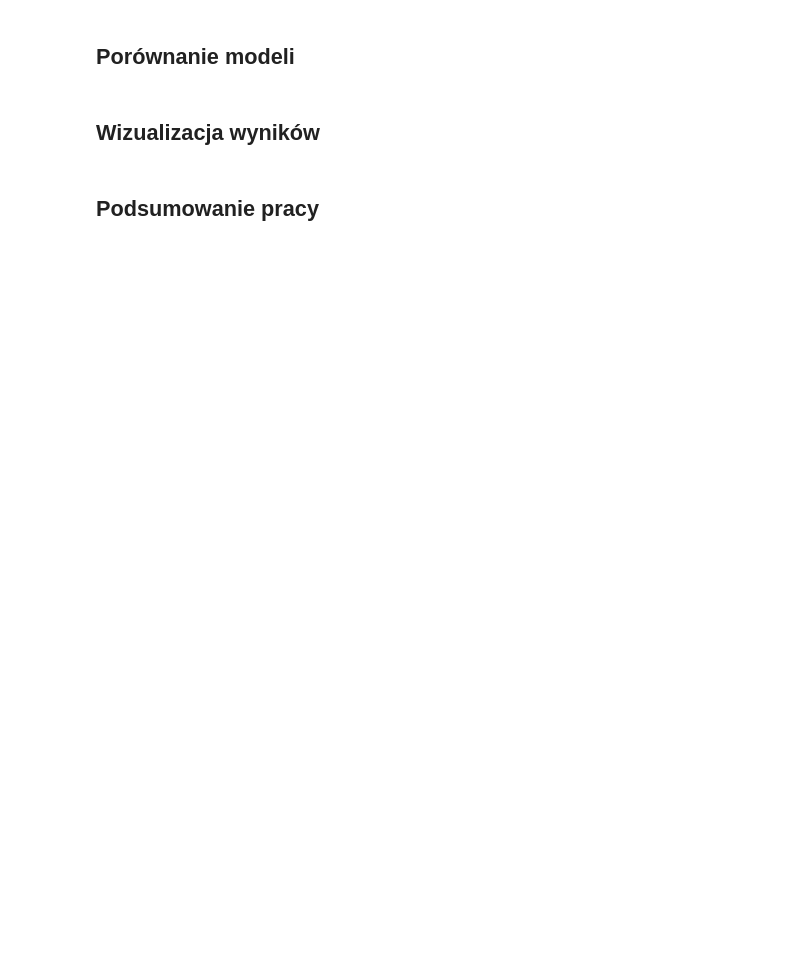
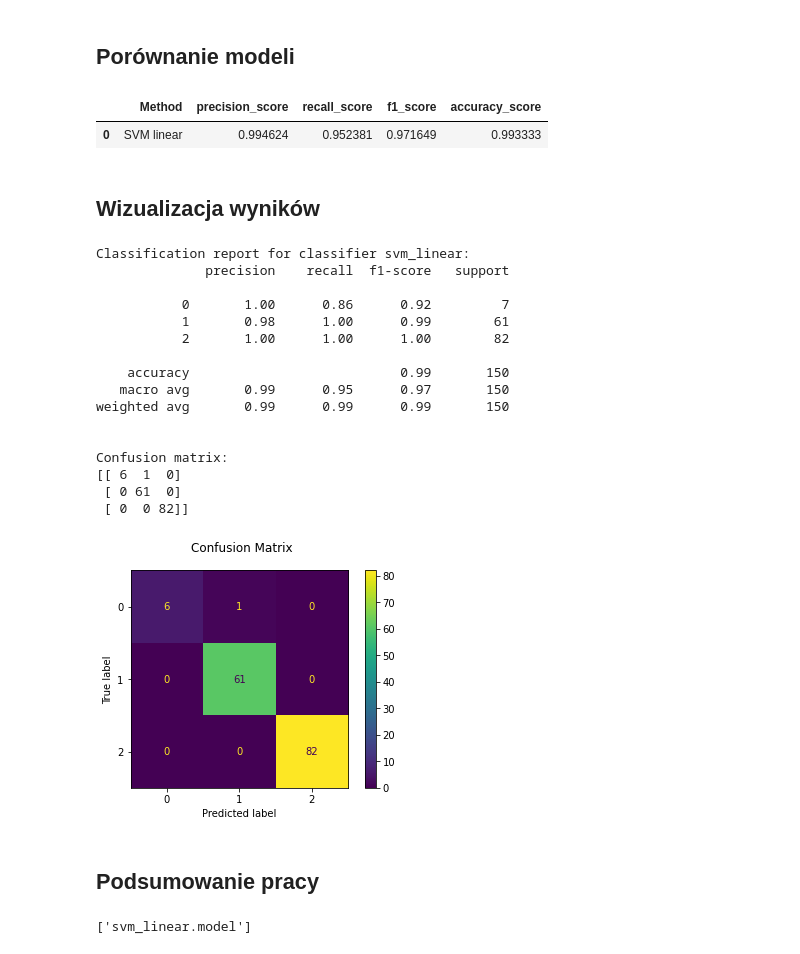
Before and after one commit to hjaremko/psi-projekt, a Jupyter notebook: projekt.ipynb, the cells around one changed output. Drawn from its saved outputs; the diff is of its cells as text; code cells hidden in the pictures; blank space fills up the shorter version.

Commit message:
Add svm linear model

```diff
--- a/projekt.ipynb
+++ b/projekt.ipynb
@@ -149,0 +343,4 @@ shapes
+# %%
+seed=123
+# kfold = StratifiedKFold(n_splits=5, shuffle=False, random_state=seed)
+kfold = StratifiedKFold(n_splits=5, shuffle=False)
@@ -150,6 +365,78 @@ shapes
 # %% [markdown]
 ## Porównanie modeli
+# %%
+from sklearn import  metrics
+
+models = []
+models.append(('svm_linear', grid_1.best_estimator_))
+# models.append(('SVM rbf', grid_2.best_estimator_))
+# models.append(('SVM poly', grid_3.best_estimator_))
+# models.append(('log reg', grid_4.best_estimator_))
+# %%
+predictions = {}
+
+for name, model in models:
+    predictions[name] = model.predict(X_test)
+# %%
+precision_score = []
+recall_score = []
+f1_score = []
+accuracy_score = []
+for name, model in models:
+    precision_score.append(metrics.precision_score(y_test, predictions[name], average='macro'))
+    recall_score.append(metrics.recall_score(y_test, predictions[name], average='macro'))
+    f1_score.append( metrics.f1_score(y_test, predictions[name], average='macro'))
+    accuracy_score.append(metrics.accuracy_score(y_test, predictions[name]))
+# %%
+import pandas as pd
+d = {'precision_score': precision_score,
+     'recall_score': recall_score,
+     'f1_score': f1_score,
+     'accuracy_score' : accuracy_score
+    }
+df = pd.DataFrame(data=d)
+df.insert(loc=0, column='Method', value=['SVM linear'])
+# df.insert(loc=0, column='Method', value=['SVM linear', 'SVM rbf', 'SVM poly', 'log reg'])
+df
+# %% [output]
+|  | Method | precision_score | recall_score | f1_score | accuracy_score |
+| 0 | SVM linear | 0.994624 | 0.952381 | 0.971649 | 0.993333 |
 # %% [markdown]
 ## Wizualizacja wyników
+# %%
+from sklearn import metrics
+
+for name, model in models:
+    print(f"Classification report for classifier {name}:\n"
+        f"{metrics.classification_report(y_test, predictions[name])}\n")
+
+    disp = metrics.plot_confusion_matrix(model, X_test, y_test)
+    disp.figure_.suptitle("Confusion Matrix")
+    print(f"Confusion matrix:\n{disp.confusion_matrix}")
+
+plt.show()
+# %% [output]
+Classification report for classifier svm_linear:
+              precision    recall  f1-score   support
+
+           0       1.00      0.86      0.92         7
+           1       0.98      1.00      0.99        61
+           2       1.00      1.00      1.00        82
+
+    accuracy                           0.99       150
+   macro avg       0.99      0.95      0.97       150
+weighted avg       0.99      0.99      0.99       150
+
+
+Confusion matrix:
+[[ 6  1  0]
+ [ 0 61  0]
+ [ 0  0 82]]
+[figure, added]
 # %% [markdown]
 ## Podsumowanie pracy
+# %%
+import joblib
+joblib.dump(models[0][1], f'{models[0][0]}.model')
+# %% [output]
+['svm_linear.model']
```
Also changed, not shown: parts of 35 cells of this notebook, 1 other file.
